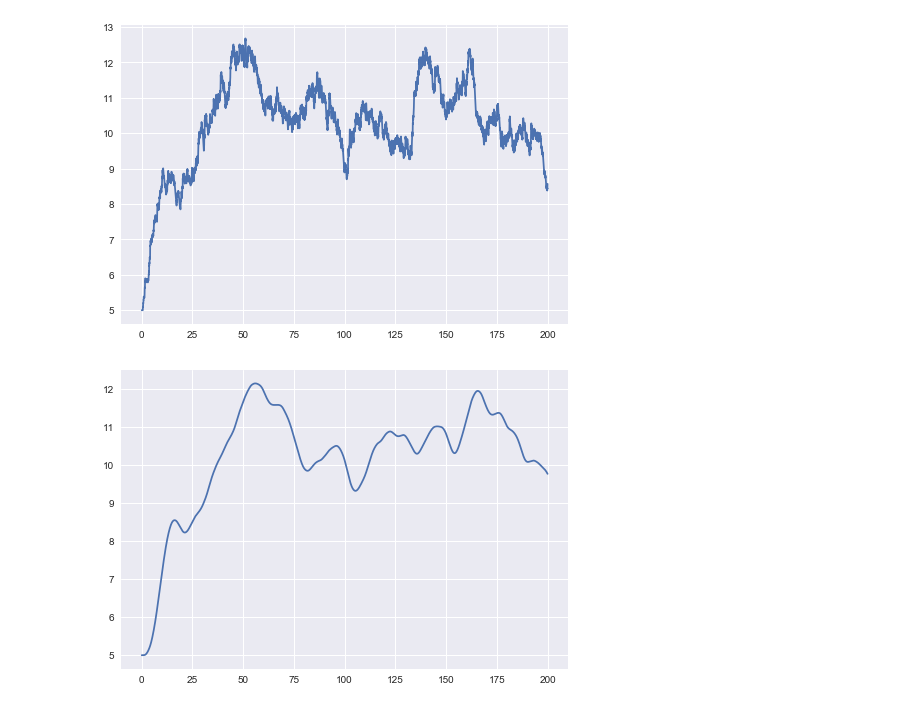
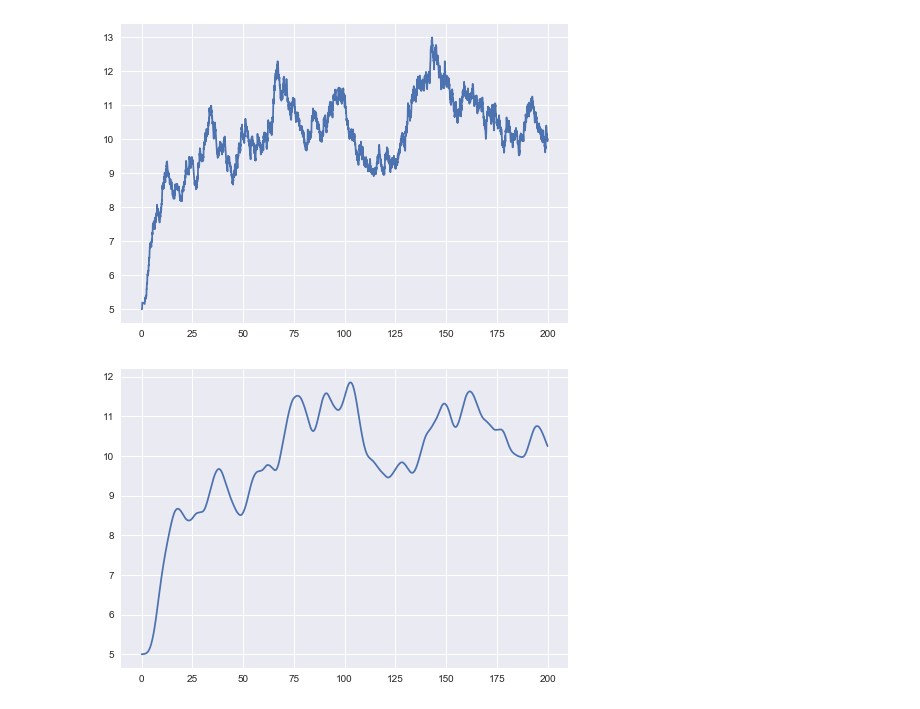
Before and after one commit to danmackinlay/branching_process, a Jupyter notebook: workbooks/hawkes_cts_dev.ipynb, the cells around one changed output. Saved outputs shown, nothing was run; the diff lists cells and outputs as text; code cells hidden in the pictures.

Commit message:
new kernel infrastructure goes

```diff
--- a/workbooks/hawkes_cts_dev.ipynb
+++ b/workbooks/hawkes_cts_dev.ipynb
@@ -81,30 +80,29 @@ ipdb> q
 # %%
 import numpy.random
-numpy.random.seed(1238)
+numpy.random.seed(1237)
 
-fixed_exp_phi = influence.FixedKernel(
-    influence.ExpKernel(),
-    tau=5
-)
+fixed_exp_phi = influence.ExpKernel(tau=5)
 
 param_exp = dict(
     phi=fixed_exp_phi,
     mu=5.0,
     eta=0.5,
     start=0.0,
     end=200)
 
 sim = reload(sim)
 timestamps = np.sort(sim.sim_hawkes(**param_exp));
 evalpts = np.linspace(param_exp['start'], param_exp['end'], 5000)
 
 true_intensity = model.intensity_hawkes(timestamps, eval_timestamps=evalpts, **param_exp)
 plt.plot(evalpts, true_intensity);
 # %% [output]
-[figure, old version]
+[figure, new version]
 # %%
 import numpy.random
-numpy.random.seed(1238)
+numpy.random.seed(1237)
+causal_phi = influence.MaxwellKernel(tau=5)
+
 param_causal = dict(
     phi=causal_phi,
     mu=5.0,
@@ -119,4 +117,4 @@ evalpts = np.linspace(param_causal['start'], param_causal['end'], 5000)
 true_intensity = model.intensity_hawkes(timestamps, eval_timestamps=evalpts, **param_causal)
 plt.plot(evalpts, true_intensity);
 # %% [output]
-[figure, old version]
+[figure, new version]
```
Also changed, not shown: parts of 3 cells of this notebook.
